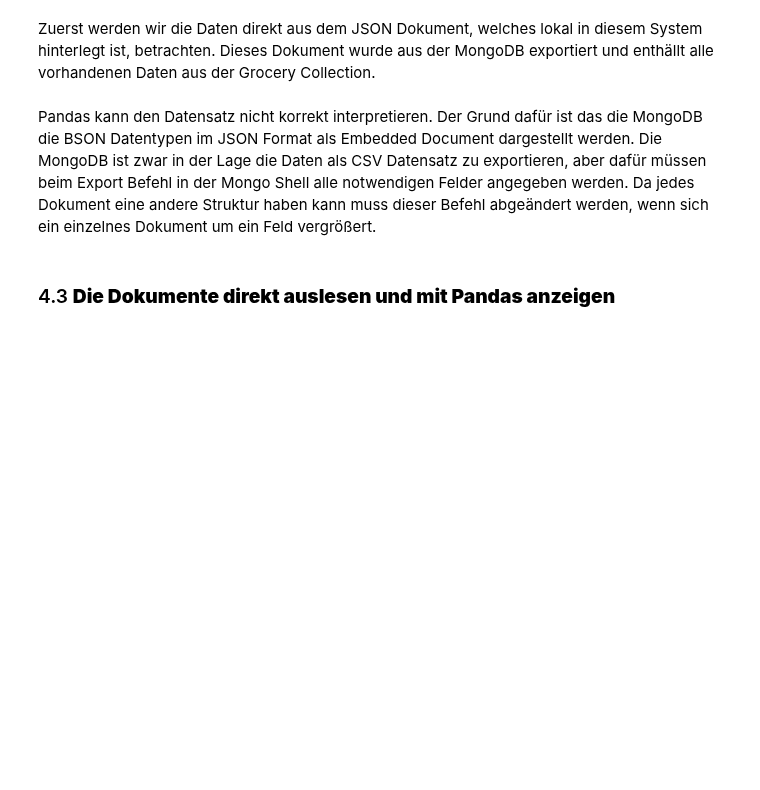
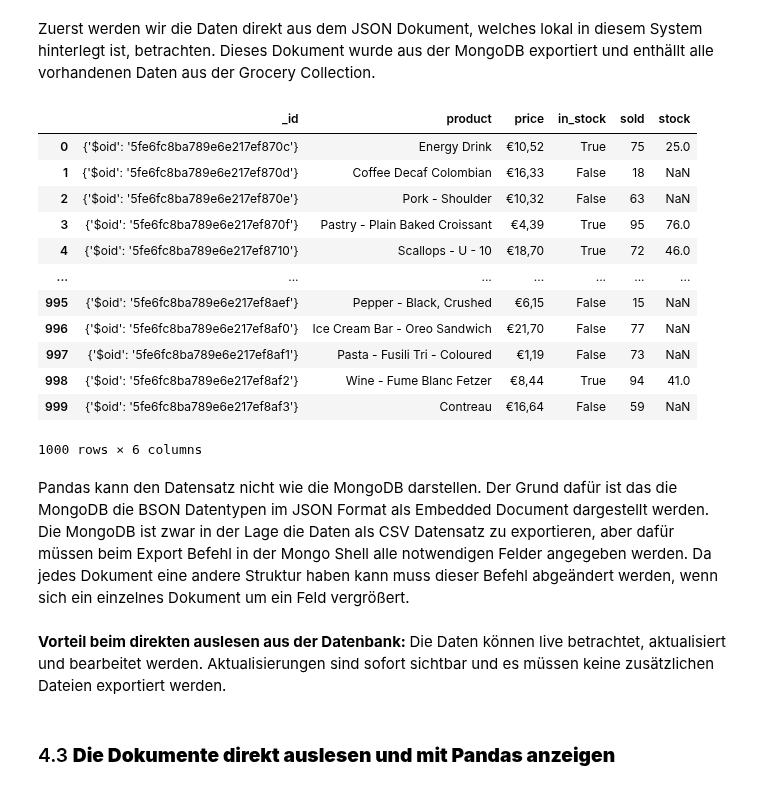
Before and after one commit to orca-nrw/lernmodul-mongodb, a Jupyter notebook: index.ipynb, the cells around one changed output. Cells and saved outputs as stored; diff of their text form; code cells hidden in the pictures; blank space fills up the shorter version.

```diff
--- a/index.ipynb
+++ b/index.ipynb
@@ -315,11 +469,27 @@ Die lokalen Daten werden in die MongoDB importiert.
 # %% [markdown]
 Zuerst werden wir die Daten direkt aus dem JSON Dokument, welches lokal in diesem System hinterlegt ist, betrachten. Dieses Dokument wurde aus der MongoDB exportiert und enthällt alle vorhandenen Daten aus der Grocery Collection.
 # %%
-df = pd.DataFrame(pd.read_json("data/grocery.json", lines = True))
+df = pd.DataFrame(pd.read_json("data/grocery.json"))
 df
+# %% [output]
+|  | _id | product | price | in_stock | sold | stock |
+| 0 | {'$oid': '5fe6fc8ba789e6e217ef870c'} | Energy Drink | €10,52 | True | 75 | 25.0 |
+| 1 | {'$oid': '5fe6fc8ba789e6e217ef870d'} | Coffee Decaf Colombian | €16,33 | False | 18 | NaN |
+| 2 | {'$oid': '5fe6fc8ba789e6e217ef870e'} | Pork - Shoulder | €10,32 | False | 63 | NaN |
+| 3 | {'$oid': '5fe6fc8ba789e6e217ef870f'} | Pastry - Plain Baked Croissant | €4,39 | True | 95 | 76.0 |
+| 4 | {'$oid': '5fe6fc8ba789e6e217ef8710'} | Scallops - U - 10 | €18,70 | True | 72 | 46.0 |
+| ... | ... | ... | ... | ... | ... | ... |
+| 995 | {'$oid': '5fe6fc8ba789e6e217ef8aef'} | Pepper - Black, Crushed | €6,15 | False | 15 | NaN |
+| 996 | {'$oid': '5fe6fc8ba789e6e217ef8af0'} | Ice Cream Bar - Oreo Sandwich | €21,70 | False | 77 | NaN |
+| 997 | {'$oid': '5fe6fc8ba789e6e217ef8af1'} | Pasta - Fusili Tri - Coloured | €1,19 | False | 73 | NaN |
+| 998 | {'$oid': '5fe6fc8ba789e6e217ef8af2'} | Wine - Fume Blanc Fetzer | €8,44 | True | 94 | 41.0 |
+| 999 | {'$oid': '5fe6fc8ba789e6e217ef8af3'} | Contreau | €16,64 | False | 59 | NaN |
+1000 rows × 6 columns
 # %% [markdown]
-Pandas kann den Datensatz nicht korrekt interpretieren. Der Grund dafür ist das die MongoDB die BSON Datentypen im JSON Format als Embedded Document dargestellt werden.
+Pandas kann den Datensatz nicht wie die MongoDB darstellen. Der Grund dafür ist das die MongoDB die BSON Datentypen im JSON Format als Embedded Document dargestellt werden.
 Die MongoDB  ist zwar in der Lage die Daten als CSV Datensatz zu exportieren, aber dafür müssen beim Export Befehl in der Mongo Shell alle notwendigen Felder angegeben werden. Da jedes Dokument eine andere Struktur haben kann muss dieser Befehl abgeändert werden, wenn sich ein einzelnes Dokument um ein Feld vergrößert.
+# %% [markdown]
+<b>Vorteil beim direkten auslesen aus der Datenbank: </b> Die Daten können live betrachtet, aktualisiert und bearbeitet werden. Aktualisierungen sind sofort sichtbar und es müssen keine zusätzlichen Dateien exportiert werden.
 # %% [markdown]
 ### 4.3 <b id="Direkt">Die Dokumente direkt auslesen und mit Pandas anzeigen</b>
 # %% [markdown]
```
Also changed, not shown: parts of 106 cells of this notebook, 3 other files.
